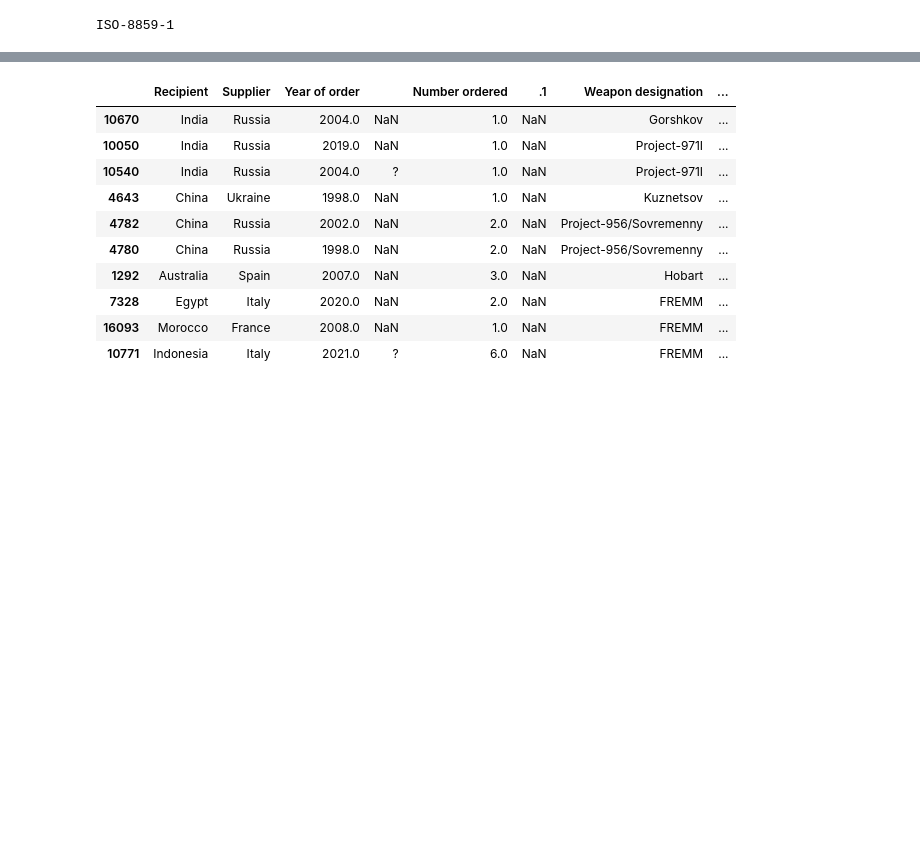
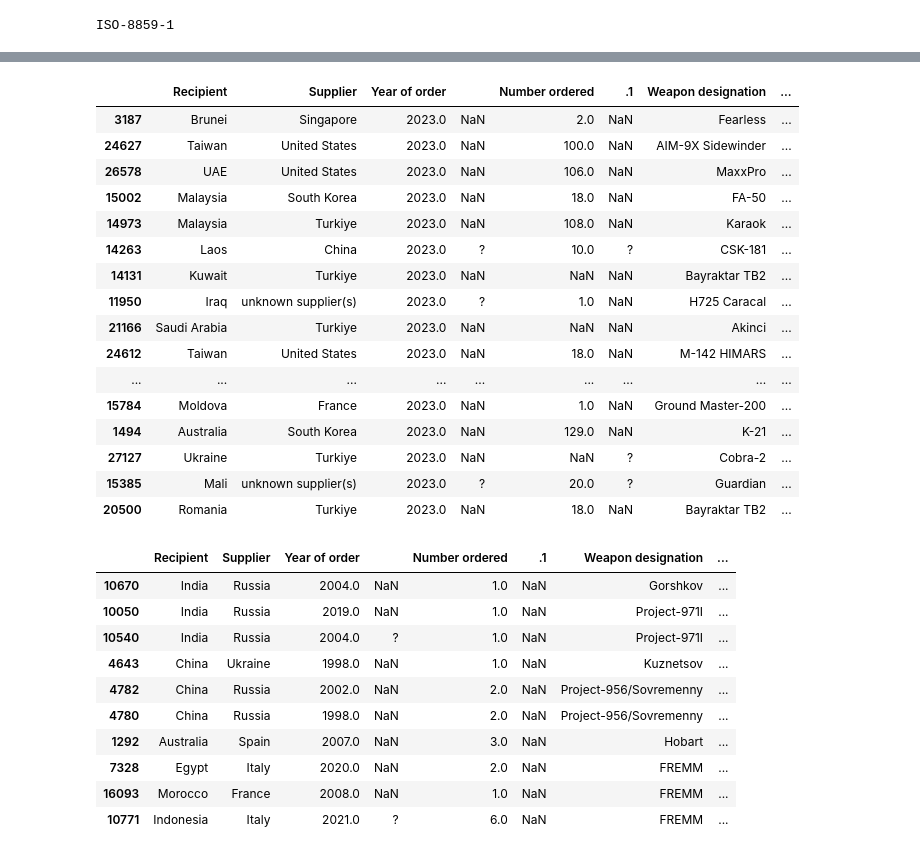
Before and after one commit to ClaytonB-3/arms-trade-proj, a Jupyter notebook: data_cleaning.ipynb, the cells around one changed output, grey strips where cells are left out. Cells and saved outputs as stored; diff of their text form; code cells hidden in the pictures; blank space fills up the shorter version.

Commit message:
add non recognized countries from tableau

```diff
--- a/data_cleaning.ipynb
+++ b/data_cleaning.ipynb
@@ -10,5 +53,25 @@ ISO-8859-1
 # %%
 df = pd.read_csv('raw_data/trade-register.csv', encoding=result["encoding"])
+# %%
+df[(df['Mapped_Supplier'].isna() ) | (df['Mapped_Recipient'].isna() )].sort_values('Year of order', ascending=False).head(50)
+# %% [output]
+|  | Recipient | Supplier | Year of order |  | Number ordered | .1 | Weapon designation | ... |
+| 3187 | Brunei | Singapore | 2023.0 | NaN | 2.0 | NaN | Fearless | ... |
+| 24627 | Taiwan | United States | 2023.0 | NaN | 100.0 | NaN | AIM-9X Sidewinder | ... |
+| 26578 | UAE | United States | 2023.0 | NaN | 106.0 | NaN | MaxxPro | ... |
+| 15002 | Malaysia | South Korea | 2023.0 | NaN | 18.0 | NaN | FA-50 | ... |
+| 14973 | Malaysia | Turkiye | 2023.0 | NaN | 108.0 | NaN | Karaok | ... |
+| 14263 | Laos | China | 2023.0 | ? | 10.0 | ? | CSK-181 | ... |
+| 14131 | Kuwait | Turkiye | 2023.0 | NaN | NaN | NaN | Bayraktar TB2 | ... |
+| 11950 | Iraq | unknown supplier(s) | 2023.0 | ? | 1.0 | NaN | H725 Caracal | ... |
+| 21166 | Saudi Arabia | Turkiye | 2023.0 | NaN | NaN | NaN | Akinci | ... |
+| 24612 | Taiwan | United States | 2023.0 | NaN | 18.0 | NaN | M-142 HIMARS | ... |
+| ... | ... | ... | ... | ... | ... | ... | ... | ... |
+| 15784 | Moldova | France | 2023.0 | NaN | 1.0 | NaN | Ground Master-200 | ... |
+| 1494 | Australia | South Korea | 2023.0 | NaN | 129.0 | NaN | K-21 | ... |
+| 27127 | Ukraine | Turkiye | 2023.0 | NaN | NaN | ? | Cobra-2 | ... |
+| 15385 | Mali | unknown supplier(s) | 2023.0 | ? | 20.0 | ? | Guardian | ... |
+| 20500 | Romania | Turkiye | 2023.0 | NaN | 18.0 | NaN | Bayraktar TB2 | ... |
 # %%
 # 10 most valuable per unit items
 df.sort_values('SIPRI TIV per unit', ascending=False).head(10)
```
Also changed, not shown: parts of 5 cells of this notebook, 7 other files.
